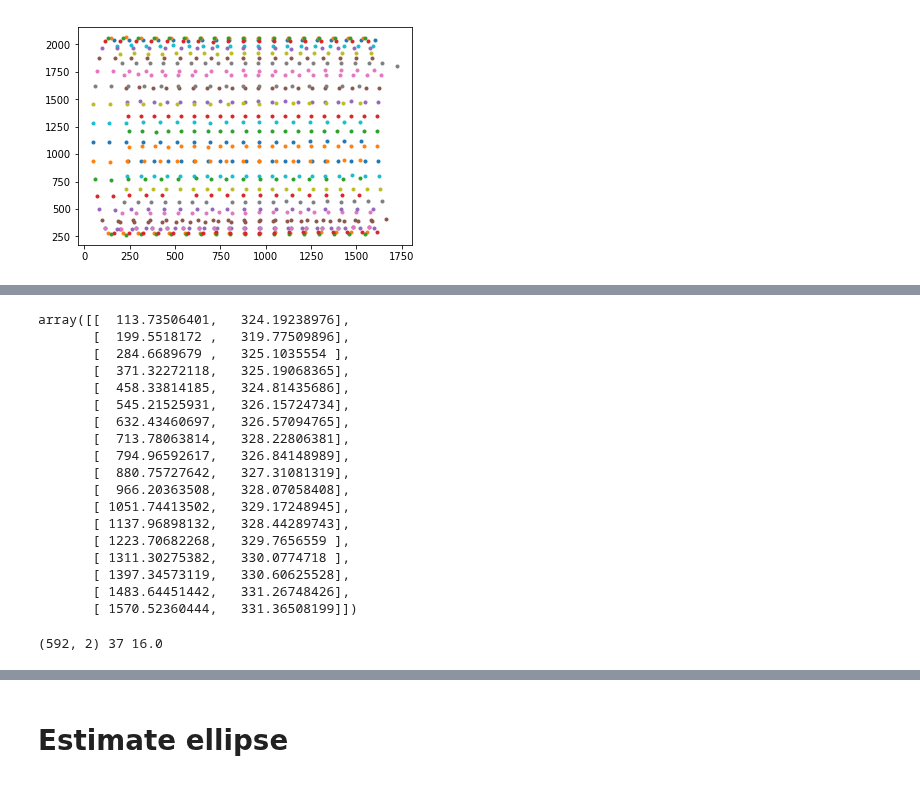
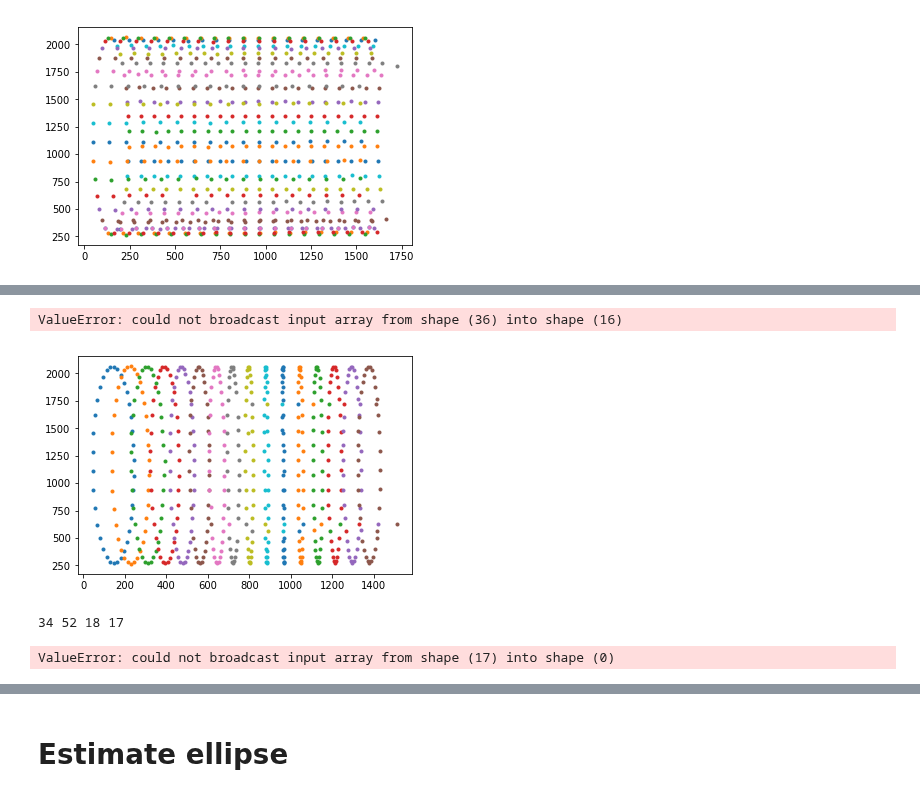
Before and after one commit to neutronimaging/scripts, a Jupyter notebook: python/notebooks/CBCTCalibration.ipynb, the cells around one changed output, grey strips where cells are left out. Saved outputs shown, nothing was run; the diff lists cells and outputs as text; code cells hidden in the pictures.

Commit message:
Essentially solved teh rearrangement

```diff
--- a/python/notebooks/CBCTCalibration.ipynb
+++ b/python/notebooks/CBCTCalibration.ipynb
@@ -97,6 +97,8 @@ def removeBaseline(img) :
 bcal=removeBaseline(lcal)
 # %%
 idx=5
+m = bcal.mean()
+s = bcal.std()
 plt.figure(figsize=[12,5])
 plt.subplot(1,2,1)
 plt.imshow(m+1.96*s < bcal[:,:,idx],vmin=0,vmax=6)
@@ -199,36 +200,38 @@ array([[  113.73506401,   324.19238976],
-# %%
-cog = beadlist[0]
-cog
-# %% [output]
-array([[  113.73506401,   324.19238976],
-       [  199.5518172 ,   319.77509896],
-       [  284.6689679 ,   325.1035554 ],
-       [  371.32272118,   325.19068365],
-       [  458.33814185,   324.81435686],
-       [  545.21525931,   326.15724734],
-       [  632.43460697,   326.57094765],
-       [  713.78063814,   328.22806381],
-       [  794.96592617,   326.84148989],
-       [  880.75727642,   327.31081319],
-       [  966.20363508,   328.07058408],
-       [ 1051.74413502,   329.17248945],
-       [ 1137.96898132,   328.44289743],
-       [ 1223.70682268,   329.7656559 ],
-       [ 1311.30275382,   330.0774718 ],
-       [ 1397.34573119,   330.60625528],
-       [ 1483.64451442,   331.26748426],
-       [ 1570.52360444,   331.36508199]])
-# %%
-def rearrangeCOG(coglist,N) :
-
-    res=coglist[0][0:N,:]
-
-    for idx in np.arange(0,len(coglist)-1) :
-        res=np.append(res,coglist[idx][0:N,:],axis=0)
-
-    return res
-# %%
-r=rearrangeCOG(beadlist,16)
-print(r.shape,len(beadlist),r.shape[0]/len(beadlist))
-# %% [output]
-(592, 2) 37 16.0
+# %%
+def rearrangeCOG(coglist,N) :
+
+    resx=np.ndarray(shape=(len(coglist)*N))
+    resy=np.ndarray(shape=(len(coglist)*N))
+
+    for idx in np.arange(0,len(coglist)) :
+        resx[idx*N:((idx+1)*N)]=coglist[idx][0:(N),0]
+        resy[idx*N:((idx+1)*N)]=coglist[idx][0:(N),1]
+
+    res=np.ndarray(shape=(N,2,len(coglist)))
+
+    for idx in np.arange(0,len(beadlist)) :
+        res[:,0,idx]=x[idx:idx-N:N]
+        res[:,1,idx]=y[idx:idx-N:N]
+
+    return res
+# %%
+res=rearrangeCOG(beadlist,N)
+# %% [output]
+ValueError: could not broadcast input array from shape (36) into shape (16)
+# %%
+N=16
+x,y=rearrangeCOG(beadlist,N)
+for idx in np.arange(0,len(beadlist)) :
+    plt.plot(x[idx:idx-N:N],y[idx:idx-N:N],'.')
+# %% [output]
+[figure, added]
+# %%
+N=17
+idx=2
+print(idx*N,((idx+1)*N+1),((idx+1)*N)-idx*N+1,len(beadlist[0:N]))
+a=beadlist[idx][0:N,0]
+a[0:17]=beadlist[0][0:17,0]
+a[17:34]=beadlist[1][0:17,0]
+# %% [output]
+34 52 18 17
+ValueError: could not broadcast input array from shape (17) into shape (0)
```
Also changed, not shown: parts of 7 cells of this notebook.
